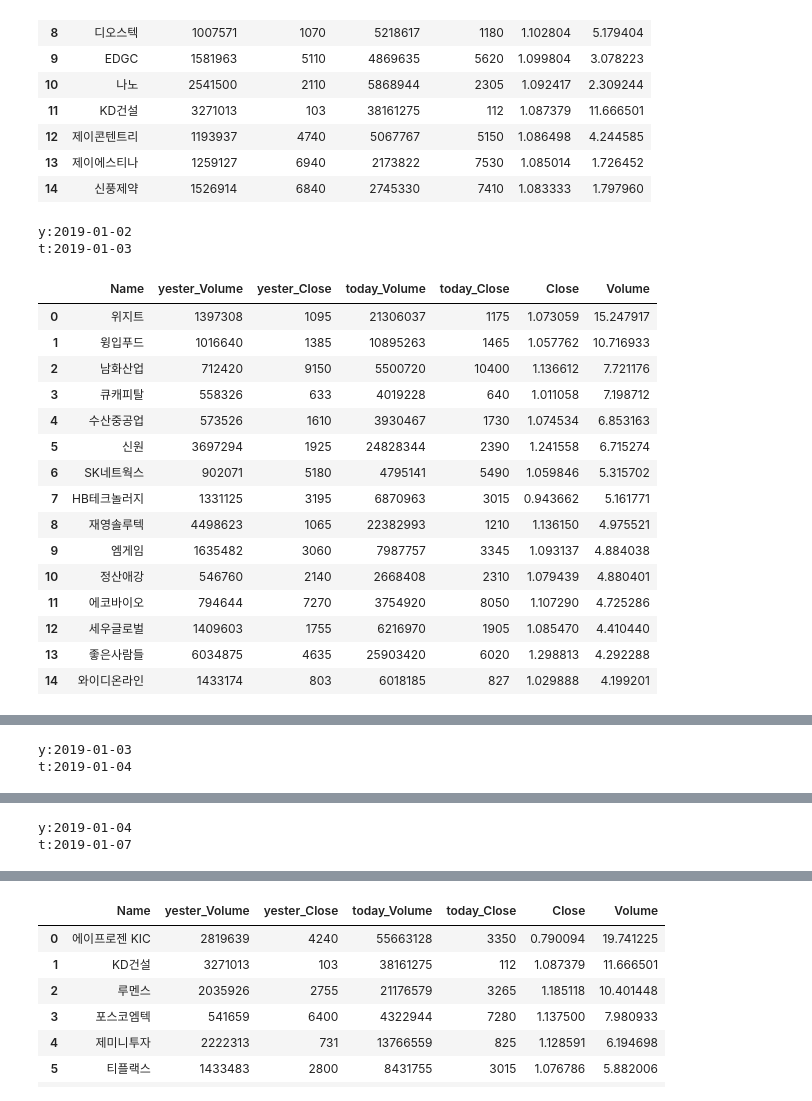
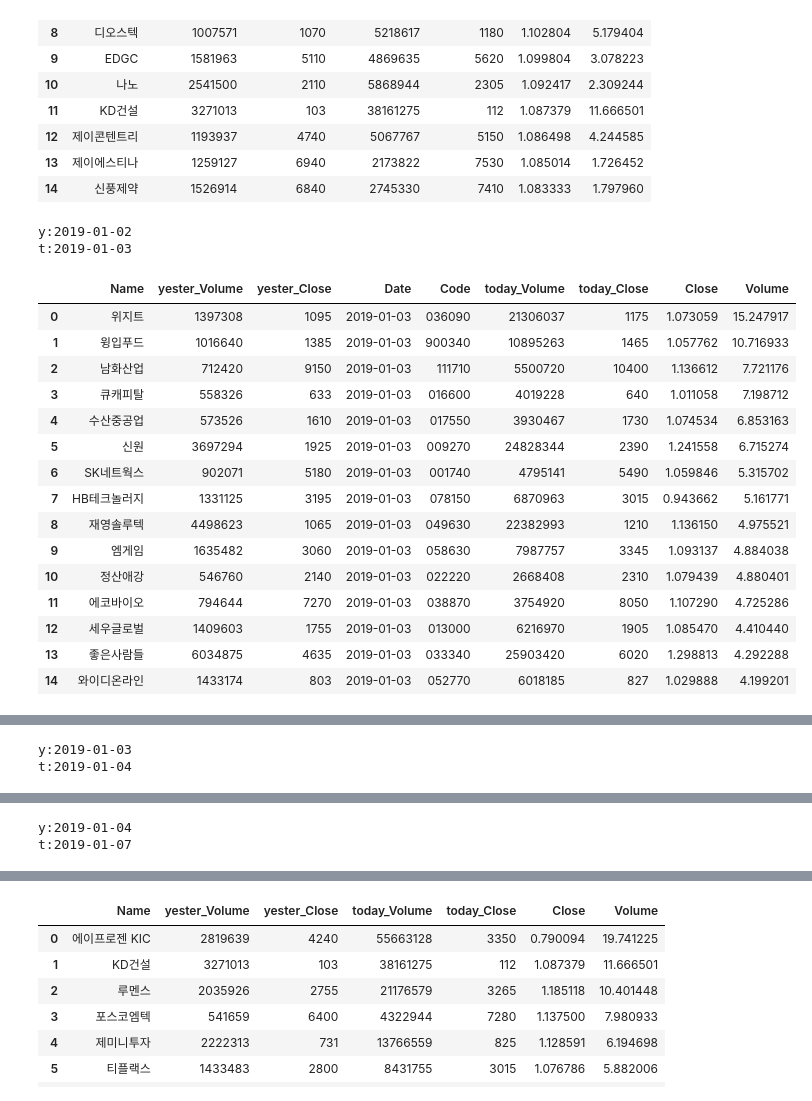
Before and after one commit to linux386/first_module, a Jupyter notebook: Attempt.ipynb, the cells around one changed output, grey strips where cells are left out. Saved outputs shown, nothing was run; the diff lists cells and outputs as text; code cells hidden in the pictures.

```diff
--- a/Attempt.ipynb
+++ b/Attempt.ipynb
@@ -61,5 +63,5 @@ df
 # %%
-prediction_lastimport pandas as pd
+import pandas as pd
 from sqlalchemy import create_engine
 
 file = 'd:\\hrs.xlsx'
@@ -67,17 +69,17 @@ file = 'd:\\hrs.xlsx'
 connect = create_engine('mysql+pymysql://kkang:leaf2027@localhost/stock?charset=utf8',encoding='utf-8')
 df = pd.read_sql("SELECT * from market where Name = 'hrs' && Date > '2019-01-05'", connect)
 
-volume_average_5 = df['Volume'].rolling(window=5).mean()
-volume_average_10 = df['Volume'].rolling(window=10).mean()
-volume_average_20 = df['Volume'].rolling(window=20).mean()
-volume_average_60 = df['Volume'].rolling(window=60).mean()
-volume_average_120 = df['Volume'].rolling(window=120).mean()
+volume_average_5 = df['Volume'].rolling(window=5,min_periods=1).mean()
+volume_average_10 = df['Volume'].rolling(window=10,min_periods=1).mean()
+volume_average_20 = df['Volume'].rolling(window=20,min_periods=1).mean()
+volume_average_60 = df['Volume'].rolling(window=60,min_periods=1).mean()
+volume_average_120 = df['Volume'].rolling(window=120,min_periods=1).mean()
 
-close_average_5 = df['Close'].rolling(window=5).mean()
-close_average_10 = df['Close'].rolling(window=10).mean()
-close_average_20 = df['Close'].rolling(window=20).mean()
-close_average_60 = df['Close'].rolling(window=60).mean()
-close_average_120 = df['Close'].rolling(window=120).mean()
+close_average_5 = df['Close'].rolling(window=5,min_periods=1).mean()
+close_average_10 = df['Close'].rolling(window=10,min_periods=1).mean()
+close_average_20 = df['Close'].rolling(window=20,min_periods=1).mean()
+close_average_60 = df['Close'].rolling(window=60,min_periods=1).mean()
+close_average_120 = df['Close'].rolling(window=120,min_periods=1).mean()
 
 df.insert(len(df.columns), "Vol_MA5", volume_average_5)
 df.insert(len(df.columns), "Vol_MA10", volume_average_10)
@@ -92,4 +94,5 @@ df.insert(len(df.columns), "Close_MA60", close_average_60)
 df.insert(len(df.columns), "Close_MA120", close_average_120)
 
 df1 = df[['Date','Name','Close','Volume','Vol_MA5','Vol_MA10','Vol_MA20','Vol_MA60','Vol_MA120']]
-df1.to_excel(file)
+#df1.to_excel(file)
+df1
@@ -572,54 +594,54 @@ for i in range(3):
 
     var = select_query +"'"+yesterday+"'"+'or Date ='+"'"+today+"'"+')' + volume_query
     df = pd.read_sql(var ,engine)
 
     #df
 
 
     df1 = df[df['Date'].astype(str) == yesterday]
     df1 = df1[['Name','Volume','Close']]
     df1.columns = ['Name','yester_Volume','yester_Close']
     #display(df1)
 
 
     df2 = df[df['Date'].astype(str) == today]
-    df2 = df2[['Name','Volume','Close']]
-    df2.columns = ['Name','today_Volume','today_Close']
+    #df2 = df2[['Name','Volume','Close']]
+    #df2.columns = ['Name','today_Volume','today_Close']
+    df2 = df2[['Name','Date','Code','Volume','Close']]
+    df2.columns = ['Name','Date','Code','today_Volume','today_Close']
     #display(df2)
 
     df3 = pd.merge(df1,df2,on='Name')
     df3['Close']=df3['today_Close']/df3['yester_Close']
     df3['Volume']=df3['today_Volume']/df3['yester_Volume']
     df3 = df3.sort_values(by=['Volume','Close'],ascending=False)
     df4 = df3.sort_values(by=['Close','Volume'],ascending=False)
     df3 = df3.reset_index(drop=True)
-
     df3 = df3[:15]
     df4 = df4.reset_index(drop=True)
     df4 = df4[:15]
-    with open('out.txt','a') as f:
-        for line in f:
-            data.append(json.loads(line))
+
+    df3.to_csv('out.txt', header=True, index=False, sep='\t', mode='a')
+    df4.to_csv('out.txt', header=True, index=False, sep='\t', mode='a')
+
     display(df3)
     display(df4)
-    df = pd.concat([df3, df4], axis=0)
-    df
 # %% [output]
 y:2019-01-02
 t:2019-01-03
-|  | Name | yester_Volume | yester_Close | today_Volume | today_Close | Close | Volume |
-| 0 | 위지트 | 1397308 | 1095 | 21306037 | 1175 | 1.073059 | 15.247917 |
-| 1 | 윙입푸드 | 1016640 | 1385 | 10895263 | 1465 | 1.057762 | 10.716933 |
-| 2 | 남화산업 | 712420 | 9150 | 5500720 | 10400 | 1.136612 | 7.721176 |
-| 3 | 큐캐피탈 | 558326 | 633 | 4019228 | 640 | 1.011058 | 7.198712 |
-| 4 | 수산중공업 | 573526 | 1610 | 3930467 | 1730 | 1.074534 | 6.853163 |
-| 5 | 신원 | 3697294 | 1925 | 24828344 | 2390 | 1.241558 | 6.715274 |
-| 6 | SK네트웍스 | 902071 | 5180 | 4795141 | 5490 | 1.059846 | 5.315702 |
-| 7 | HB테크놀러지 | 1331125 | 3195 | 6870963 | 3015 | 0.943662 | 5.161771 |
-| 8 | 재영솔루텍 | 4498623 | 1065 | 22382993 | 1210 | 1.136150 | 4.975521 |
-| 9 | 엠게임 | 1635482 | 3060 | 7987757 | 3345 | 1.093137 | 4.884038 |
-| 10 | 정산애강 | 546760 | 2140 | 2668408 | 2310 | 1.079439 | 4.880401 |
-| 11 | 에코바이오 | 794644 | 7270 | 3754920 | 8050 | 1.107290 | 4.725286 |
-| 12 | 세우글로벌 | 1409603 | 1755 | 6216970 | 1905 | 1.085470 | 4.410440 |
-| 13 | 좋은사람들 | 6034875 | 4635 | 25903420 | 6020 | 1.298813 | 4.292288 |
-| 14 | 와이디온라인 | 1433174 | 803 | 6018185 | 827 | 1.029888 | 4.199201 |
+|  | Name | yester_Volume | yester_Close | Date | Code | today_Volume | today_Close | Close | Volume |
+| 0 | 위지트 | 1397308 | 1095 | 2019-01-03 | 036090 | 21306037 | 1175 | 1.073059 | 15.247917 |
+| 1 | 윙입푸드 | 1016640 | 1385 | 2019-01-03 | 900340 | 10895263 | 1465 | 1.057762 | 10.716933 |
+| 2 | 남화산업 | 712420 | 9150 | 2019-01-03 | 111710 | 5500720 | 10400 | 1.136612 | 7.721176 |
+| 3 | 큐캐피탈 | 558326 | 633 | 2019-01-03 | 016600 | 4019228 | 640 | 1.011058 | 7.198712 |
+| 4 | 수산중공업 | 573526 | 1610 | 2019-01-03 | 017550 | 3930467 | 1730 | 1.074534 | 6.853163 |
+| 5 | 신원 | 3697294 | 1925 | 2019-01-03 | 009270 | 24828344 | 2390 | 1.241558 | 6.715274 |
+| 6 | SK네트웍스 | 902071 | 5180 | 2019-01-03 | 001740 | 4795141 | 5490 | 1.059846 | 5.315702 |
+| 7 | HB테크놀러지 | 1331125 | 3195 | 2019-01-03 | 078150 | 6870963 | 3015 | 0.943662 | 5.161771 |
+| 8 | 재영솔루텍 | 4498623 | 1065 | 2019-01-03 | 049630 | 22382993 | 1210 | 1.136150 | 4.975521 |
+| 9 | 엠게임 | 1635482 | 3060 | 2019-01-03 | 058630 | 7987757 | 3345 | 1.093137 | 4.884038 |
+| 10 | 정산애강 | 546760 | 2140 | 2019-01-03 | 022220 | 2668408 | 2310 | 1.079439 | 4.880401 |
+| 11 | 에코바이오 | 794644 | 7270 | 2019-01-03 | 038870 | 3754920 | 8050 | 1.107290 | 4.725286 |
+| 12 | 세우글로벌 | 1409603 | 1755 | 2019-01-03 | 013000 | 6216970 | 1905 | 1.085470 | 4.410440 |
+| 13 | 좋은사람들 | 6034875 | 4635 | 2019-01-03 | 033340 | 25903420 | 6020 | 1.298813 | 4.292288 |
+| 14 | 와이디온라인 | 1433174 | 803 | 2019-01-03 | 052770 | 6018185 | 827 | 1.029888 | 4.199201 |
```
Also changed, not shown: parts of 3 cells of this notebook, 4 other files.
